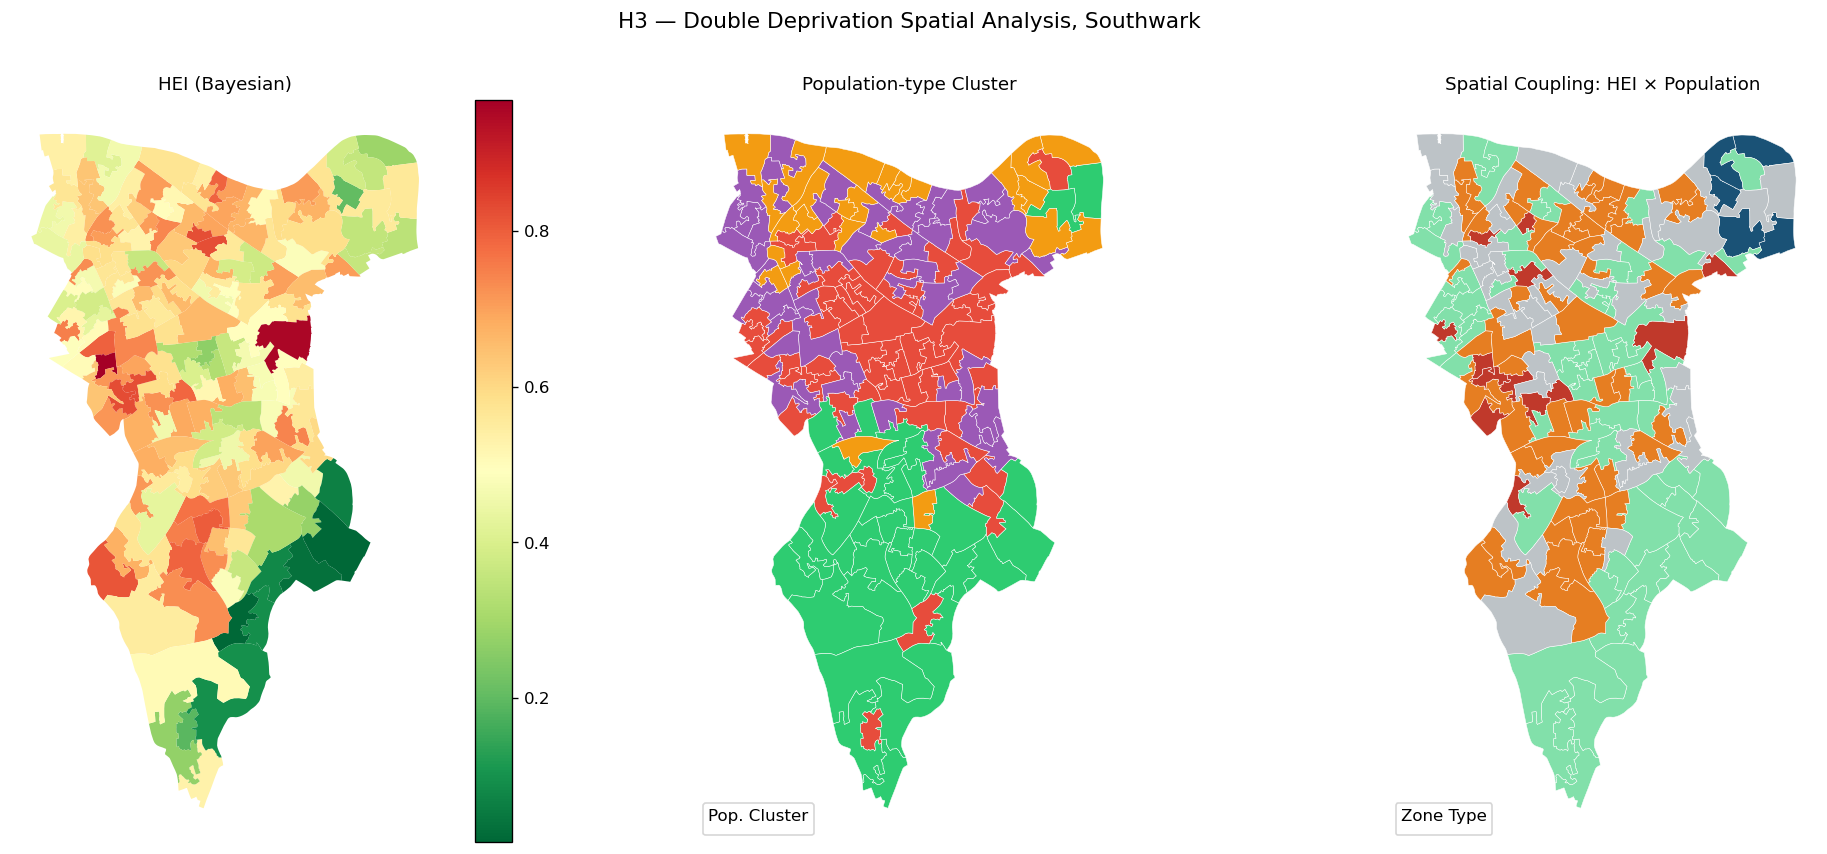
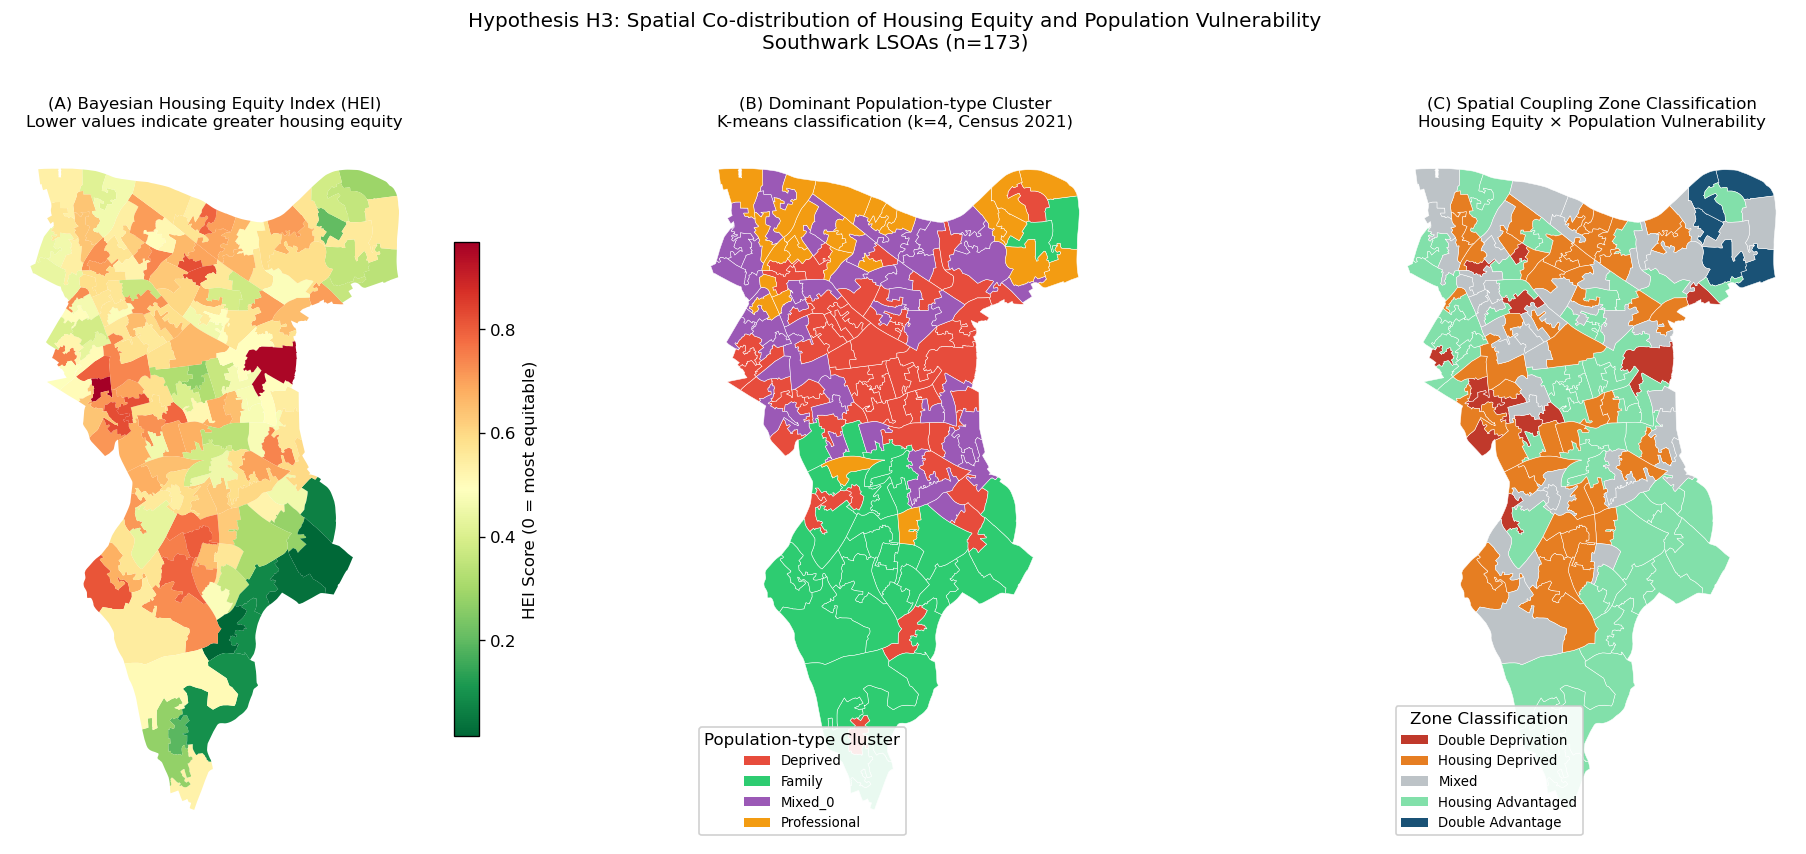
The notebook cell's code change between the first figure and the second:
--- before
+++ after
@@ -20,22 +20,32 @@
     left_on=geo_col, right_on='lsoa21cd', how='left')
 geo_hei_plot.plot(column='HEI_bayes', cmap='RdYlGn_r', legend=True, ax=axes[0],
-                   missing_kwds={'color': 'lightgrey'})
-axes[0].set_title('HEI (Bayesian)', fontsize=11); axes[0].axis('off')
+                   missing_kwds={'color': 'lightgrey'},
+                   legend_kwds={'label': 'HEI Score (0 = most equitable)', 'shrink': 0.7})
+axes[0].set_title('(A) Bayesian Housing Equity Index (HEI)\nLower values indicate greater housing equity', fontsize=10); axes[0].axis('off')
 
 # Panel 2: Population cluster
+from matplotlib.patches import Patch as _Patch
 for lbl, grp in geo_zone.groupby('pop_label'):
-    grp.plot(ax=axes[1], color=CMAP_POP.get(lbl, '#aaaaaa'), label=lbl,
+    grp.plot(ax=axes[1], color=CMAP_POP.get(lbl, '#aaaaaa'),
              edgecolor='white', linewidth=0.3)
-axes[1].legend(title='Pop. Cluster', fontsize=8, loc='lower left')
-axes[1].set_title('Population-type Cluster', fontsize=11); axes[1].axis('off')
+_pop_handles = [_Patch(facecolor=CMAP_POP.get(lbl, '#aaaaaa'), label=lbl)
+                for lbl in sorted(geo_zone['pop_label'].dropna().unique())]
+axes[1].legend(handles=_pop_handles, title='Population-type Cluster',
+               fontsize=8, loc='lower left', framealpha=0.9)
+axes[1].set_title('(B) Dominant Population-type Cluster\nK-means classification (k=4, Census 2021)', fontsize=10); axes[1].axis('off')
 
 # Panel 3: Zone overlay
 for zone, grp in geo_zone.groupby('zone_type'):
-    grp.plot(ax=axes[2], color=ZONE_COLORS.get(zone, '#cccccc'), label=zone,
+    grp.plot(ax=axes[2], color=ZONE_COLORS.get(zone, '#cccccc'),
              edgecolor='white', linewidth=0.3)
-axes[2].legend(title='Zone Type', fontsize=8, loc='lower left')
-axes[2].set_title('Spatial Coupling: HEI × Population', fontsize=11); axes[2].axis('off')
+_zone_handles = [_Patch(facecolor=ZONE_COLORS.get(z, '#cccccc'), label=z)
+                 for z in ['Double Deprivation', 'Housing Deprived', 'Mixed',
+                            'Housing Advantaged', 'Double Advantage']
+                 if z in geo_zone['zone_type'].values]
+axes[2].legend(handles=_zone_handles, title='Zone Classification',
+               fontsize=8, loc='lower left', framealpha=0.9)
+axes[2].set_title('(C) Spatial Coupling Zone Classification\nHousing Equity × Population Vulnerability', fontsize=10); axes[2].axis('off')
 
-plt.suptitle('H3 — Double Deprivation Spatial Analysis, Southwark', fontsize=13, y=1.01)
+plt.suptitle('Hypothesis H3: Spatial Co-distribution of Housing Equity and Population Vulnerability\nSouthwark LSOAs (n=173)', fontsize=12, y=1.01)
 plt.tight_layout()
 plt.savefig(os.path.join(FIG_DIR, 'h3_double_deprivation_map.png'), dpi=150, bbox_inches='tight')

Commit: 04: change k=4 to k=5; 05: fix Mixed_N cluster label with Hungarian assignment